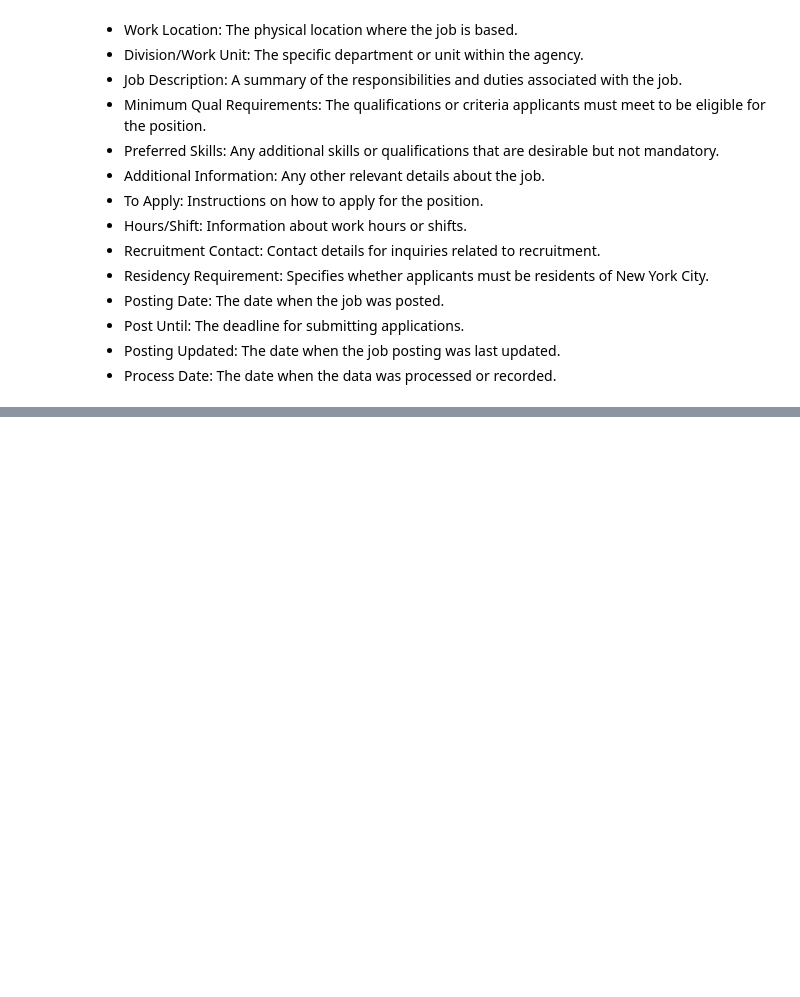
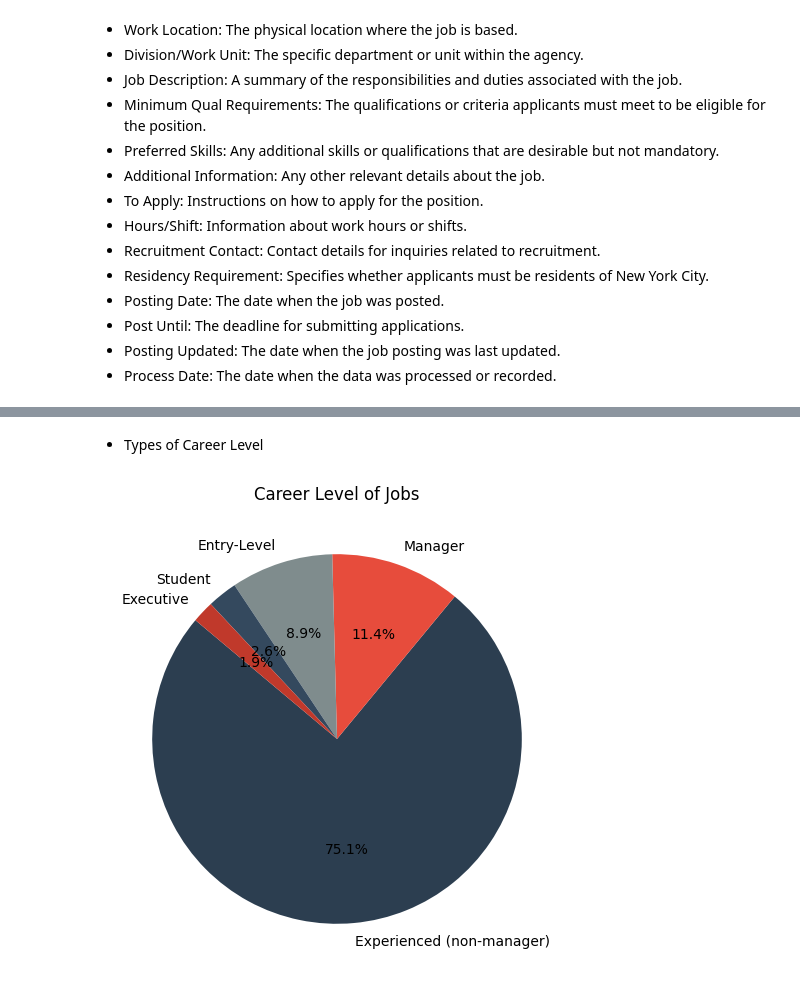
Before and after one commit to raviavaiya/Salary-Range-Prediction, a Jupyter notebook: training/salary_prediction.ipynb, the cells around one changed output, grey strips where cells are left out. Saved outputs shown, nothing was run; the diff lists cells and outputs as text; code cells hidden in the pictures; blank space fills up the shorter version.

```diff
--- a/training/salary_prediction.ipynb
+++ b/training/salary_prediction.ipynb
@@ -41,0 +127,2 @@ to develop a predictive model for estimating salary ranges for job listings as p
+# %%
+df.drop(['Job ID','Job Description','Recruitment Contact','Work Location 1','To Apply','Additional Information','Post Until'], axis = 1, inplace = True)
@@ -41,0 +593,12 @@ to develop a predictive model for estimating salary ranges for job listings as p
+# %% [markdown]
+- Types of Career Level
+# %%
+df['Career Level'].value_counts()
+
+plt.figure(figsize=(8, 6))
+df['Career Level'].value_counts().plot(kind='pie', autopct='%1.1f%%', colors=ordered_colors, startangle=140)
+plt.title('Career Level of Jobs')
+plt.ylabel('')
+plt.show()
+# %% [output]
+[figure, added]
```
Also changed, not shown: parts of 53 cells of this notebook, 4 other files.
